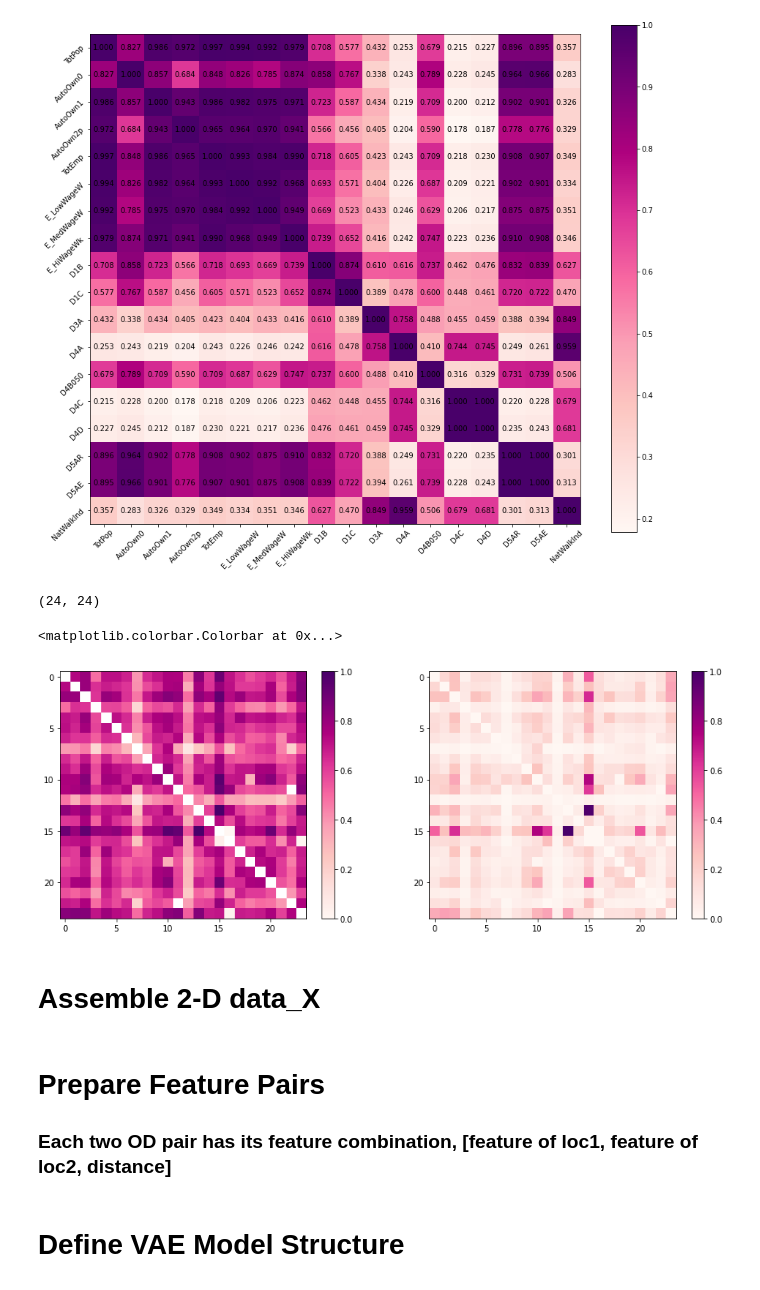
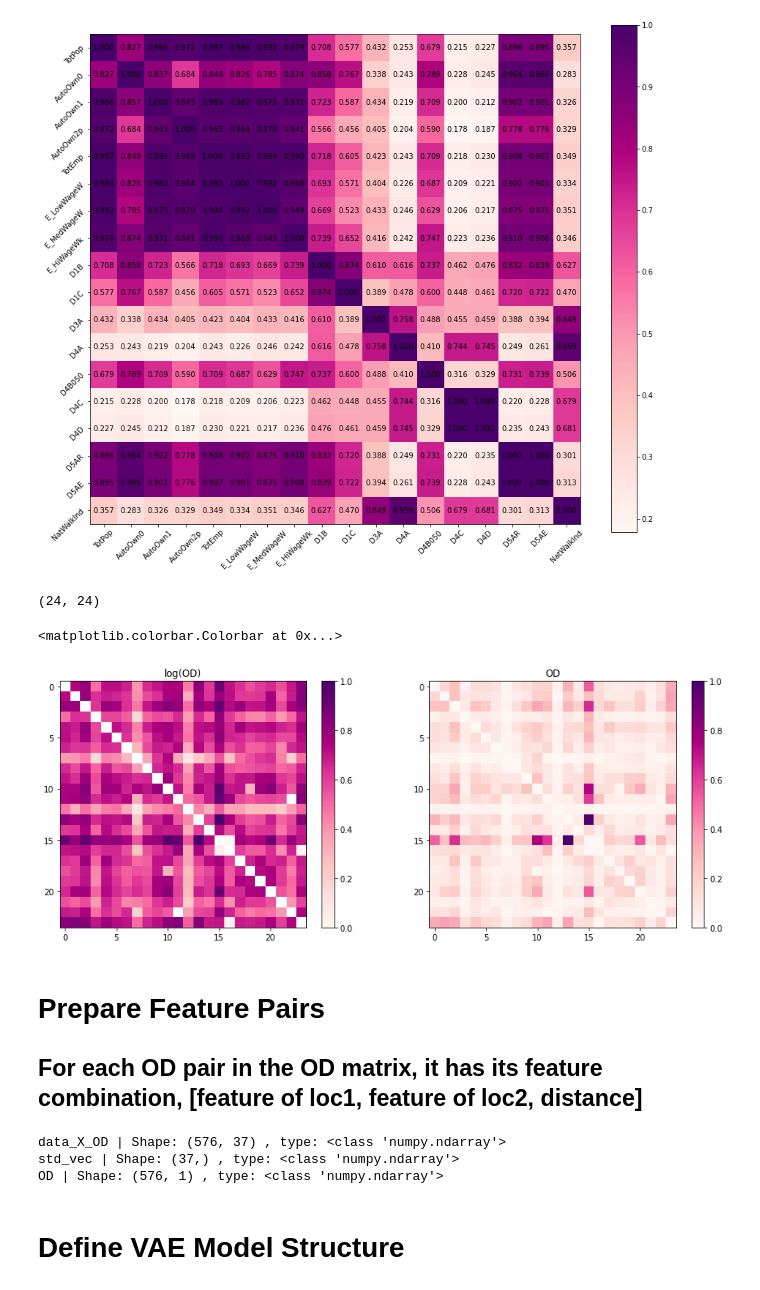
Before and after one commit to khzhang2/Air_Traffic, a Jupyter notebook: Model - VAE.ipynb, the cells around one changed output. Drawn from its saved outputs; the diff is of its cells as text; code cells hidden in the pictures.

```diff
--- a/Model - VAE.ipynb
+++ b/Model - VAE.ipynb
@@ -77,20 +58,23 @@ plt.colorbar(shrink=0.85)
 # %%
 print(OD.shape)
 fig = plt.figure(figsize=[15,7])
 
 ax1 = fig.add_subplot(121)
 ax1.imshow(np.log(OD), cmap='RdPu')
+ax1.set_title('log(OD)')
 fig.colorbar(cm.ScalarMappable(cmap='RdPu'), ax=ax1, shrink=0.8)
 
 ax2 = fig.add_subplot(122)
 ax2.imshow(OD, cmap='RdPu')
+ax2.set_title('OD')
 fig.colorbar(cm.ScalarMappable(cmap='RdPu'), ax=ax2, shrink=0.8)
 # %% [output]
 (24, 24)
 <matplotlib.colorbar.Colorbar at 0x...>
-[figure, old version]
+[figure, new version]
 # %% [markdown]
-# Assemble 2-D data_X
+# Prepare Feature Pairs
+## For each OD pair in the OD matrix, it has its feature combination, [feature of loc1, feature of loc2, distance]
 # %%
 def GCDistance(S_Lat,S_Lon,E_Lat,E_Lon):
     start_lat = np.radians(S_Lat)
@@ -126,8 +117,16 @@ def get_data_X_OD(data_X):
 # %%
-data_X_OD = get_data_X_OD(data_X).shape
+scalar_data_X, data_X_OD = get_data_X_OD(data_X)  # shape: [num_cities * num_cities, num_features*2+1]
+print('data_X_OD | Shape:', data_X_OD.shape, ', type: %s'%type(data_X_OD))
+std_vec = data_X_OD.std(axis=0)
+print('std_vec | Shape:', std_vec.shape, ', type: %s'%type(std_vec))
+OD = np.array(OD).reshape(-1, 1)  # shape: [num_cities * num_cities, 1]
+scalar_OD = preprocessing.StandardScaler().fit(OD)
+OD = scalar_OD.transform(OD)
+print('OD | Shape:', OD.shape, ', type: %s'%type(OD))
+# %% [output]
+data_X_OD | Shape: (576, 37) , type: <class 'numpy.ndarray'>
+std_vec | Shape: (37,) , type: <class 'numpy.ndarray'>
+OD | Shape: (576, 1) , type: <class 'numpy.ndarray'>
-# %% [markdown]
-# Prepare Feature Pairs
-### Each two OD pair has its feature combination, [feature of loc1, feature of loc2, distance]
 # %% [markdown]
 # Define VAE Model Structure
 # %%
```
Also changed, not shown: parts of 12 cells of this notebook.
